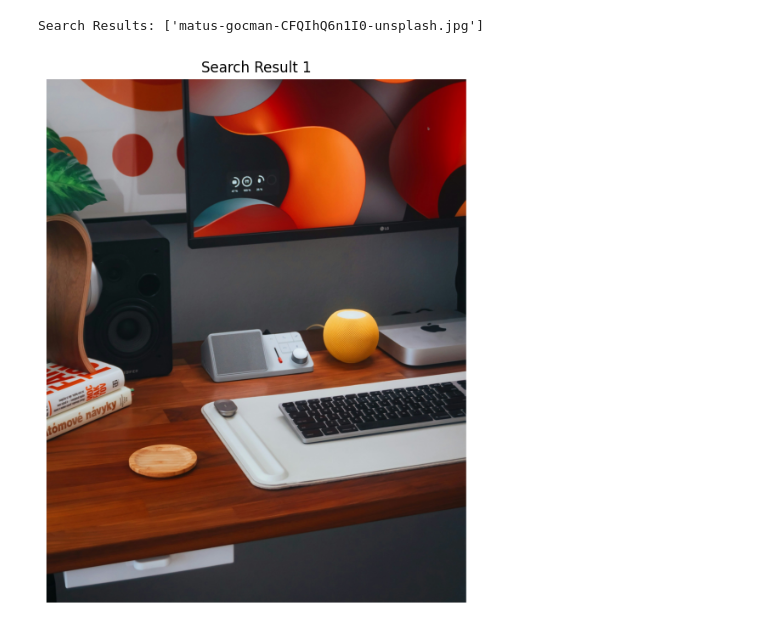
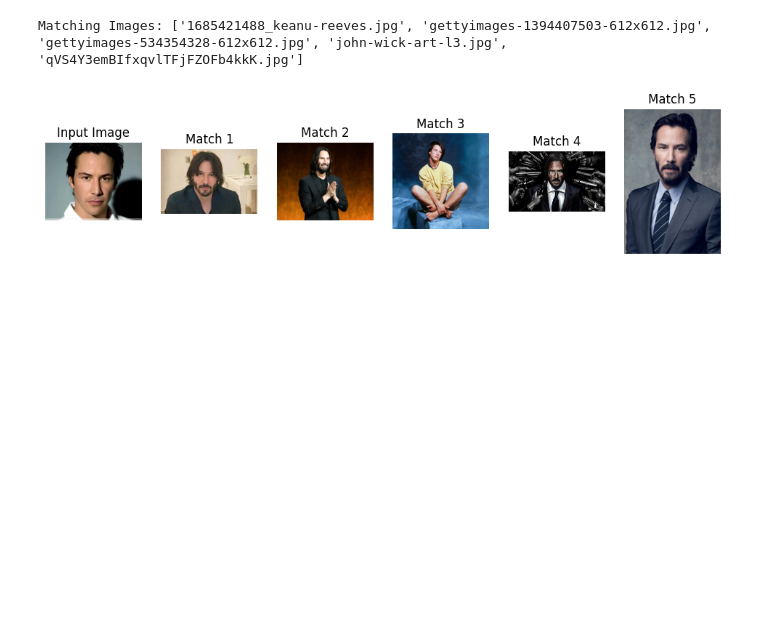
Before and after one commit to Rishabh705/SpotMyFile, a Jupyter notebook: scout.ipynb, the cells around one changed output. Drawn from its saved outputs; the diff is of its cells as text; code cells hidden in the pictures; blank space fills up the shorter version.

Commit message:
added face-recognition search

```diff
--- a/scout.ipynb
+++ b/scout.ipynb
@@ -5,5 +5,7 @@ import cv2
 import numpy as np
 import matplotlib.pyplot as plt
 from PIL import Image
+import face_recognition
 
-CACHE_FILE = 'image_features_cache.pkl'
+IMAGE_CACHE = 'image_features_cache.pkl'
+FACE_CACHE = 'face_features_cache.pkl'
@@ -77,14 +93,13 @@ class ImageSearchEngine:
         image_features = {}
 
         # Load cached features if the cache file exists
-        if os.path.exists(CACHE_FILE):
-            with open(CACHE_FILE, 'rb') as f:
+        if os.path.exists(IMAGE_CACHE):
+            with open(IMAGE_CACHE, 'rb') as f:
                 image_features = pickle.load(f)
 
         cached_images = set(image_features.keys())
 
-        all_images = [img for img in os.listdir(
-            self.folder_path) if img.lower().endswith(('.png', '.jpg', '.jpeg'))]
+        all_images = [img for img in os.listdir(self.folder_path) if img.lower().endswith(('.png', '.jpg', '.jpeg'))]
 
         new_images = [img for img in all_images if img not in cached_images]
 
@@ -94,7 +109,7 @@ class ImageSearchEngine:
                 image_features[img] = features
 
         # Cache the extracted features
-        with open(CACHE_FILE, 'wb') as f:
+        with open(IMAGE_CACHE, 'wb') as f:
             pickle.dump(image_features, f)
 
         return image_features
@@ -168,34 +258,39 @@ class ImageSearchEngine:
 # %%
 import dotenv
 dotenv.load_dotenv()
 
 if __name__ == "__main__":
 
-    general_model = ImageRecognition()
     folder_path = os.getenv("FOLDER_PATH")
 
-    search_engine = ImageSearchEngine(folder_path=folder_path, general_model=general_model, thres=0.8)
+    intent = input("Enter your intent (face/image): ")
+    if intent == "image":
+        general_model = ImageRecognition()
+        image_search_engine = ImageSearchEngine(folder_path=folder_path, general_model=general_model, thres=0.8)
 
-    # Get user input for the search query
-    query = input("Enter your search query (one word): ")
+        query = input("Enter your search query (one word): ")
 
-    # Search for similar images based on the query
-    search_results = search_engine.search_images_by_query(query)
-    print("Search Results:", search_results)
+        search_results = image_search_engine.search_images_by_query(query)
+        print("Search Results:", search_results)
 
-    # Plotting search results
-    if search_results:  # Check if there are results
-        plt.figure(figsize=(12, 8))
-        for i, result in enumerate(search_results):
-            img_path = os.path.join(search_engine.folder_path, result)
-            img = Image.open(img_path)
-            plt.subplot(1, len(search_results), i + 1)
-            plt.imshow(img)
-            plt.axis('off')  # Hide axes
-            plt.title(f"Search Result {i + 1}")
-        plt.show()
-    else:
-        print("No search results found.")
+        # Plotting search results
+        if search_results:  # Check if there are results
+            plot_matching_images(search_results, intent, folder_path)
+        else:
+            print("No search results found.")
+
+    elif intent == "face":
+        face_search_engine = FaceSearchEngine(folder_path=folder_path)
+
+        input_image_path = input("Enter the path to the input image: ")
+        matching_images = face_search_engine.search_images_by_face(input_image_path)
+        print("Matching Images:", matching_images)
+
+        # Plotting matching images
+        if matching_images:  # Check if there are matching images
+            plot_matching_images(matching_images, intent, folder_path, input_image_path)
+        else:
+            print("No matching images found.")
 # %% [output]
-Search Results: ['matus-gocman-CFQIhQ6n1I0-unsplash.jpg']
+Matching Images: ['1685421488_keanu-reeves.jpg', 'gettyimages-1394407503-612x612.jpg', 'gettyimages-534354328-612x612.jpg', 'john-wick-art-l3.jpg', 'qVS4Y3emBIfxqvlTFjFZOFb4kkK.jpg']
-[figure, old version]
+[figure, new version]
```
Also changed, not shown: parts of 3 cells of this notebook, 3 other files.
